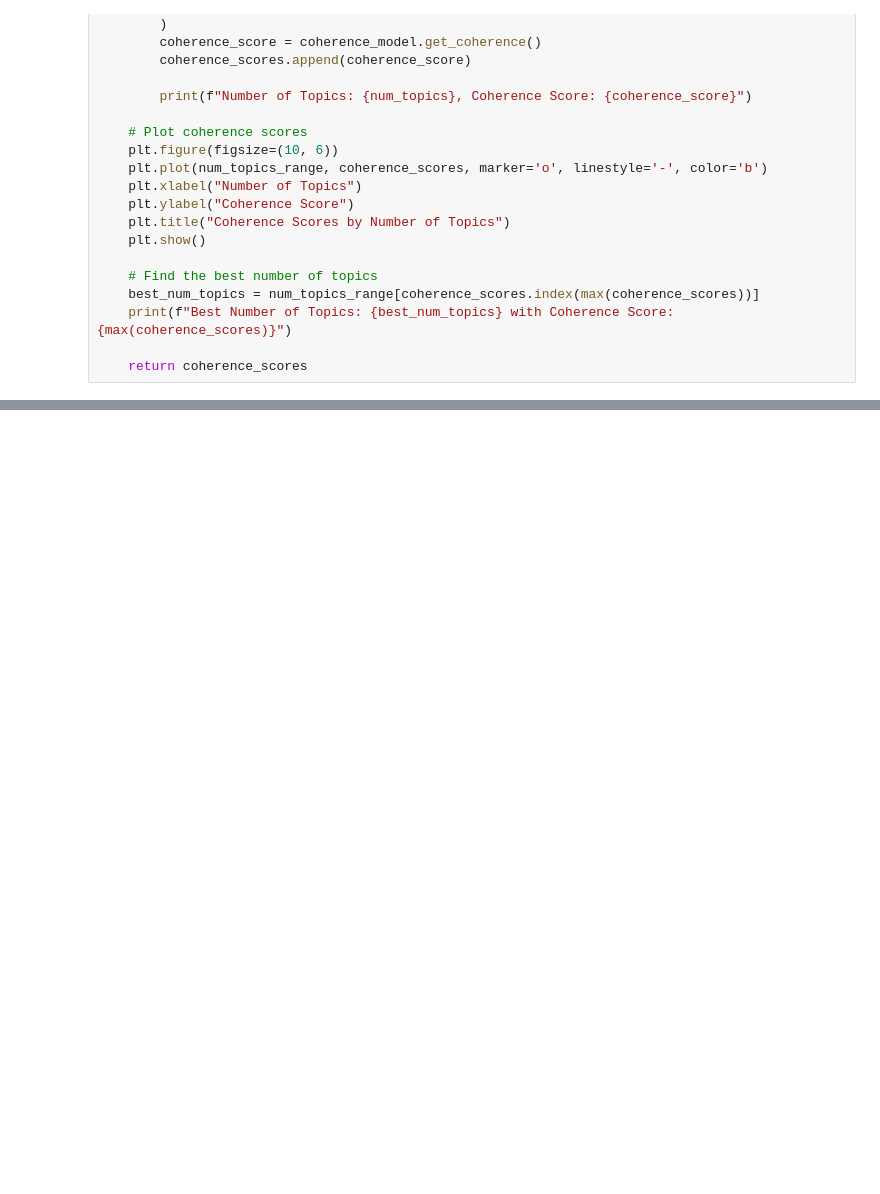
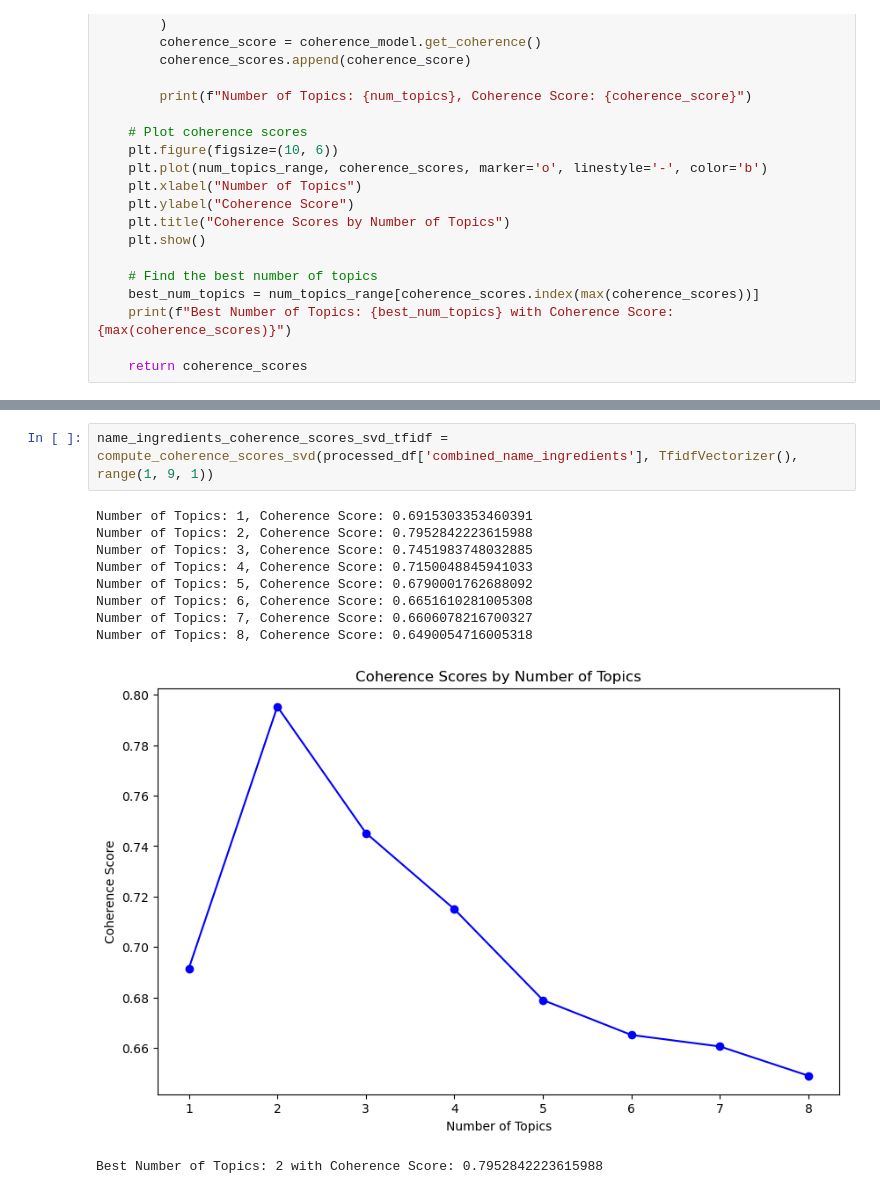
Before and after one commit to jonkerr/indian-food, a Jupyter notebook: topic_modeling_SVD.ipynb, the cells around one changed output, grey strips where cells are left out. Saved outputs shown, nothing was run; the diff lists cells and outputs as text; blank space fills up the shorter version.

```diff
--- a/topic_modeling_SVD.ipynb
+++ b/topic_modeling_SVD.ipynb
@@ -97 +95,14 @@ Compare the performance of the SVD model on TF-IDF using "comnined_context" and
+# %%
+name_ingredients_coherence_scores_svd_tfidf = compute_coherence_scores_svd(processed_df['combined_name_ingredients'], TfidfVectorizer(), range(1, 9, 1))
+# %% [output]
+Number of Topics: 1, Coherence Score: 0.6915303353460391
+Number of Topics: 2, Coherence Score: 0.7952842223615988
+Number of Topics: 3, Coherence Score: 0.7451983748032885
+Number of Topics: 4, Coherence Score: 0.7150048845941033
+Number of Topics: 5, Coherence Score: 0.6790001762688092
+Number of Topics: 6, Coherence Score: 0.6651610281005308
+Number of Topics: 7, Coherence Score: 0.6606078216700327
+Number of Topics: 8, Coherence Score: 0.6490054716005318
+[figure, added]
+Best Number of Topics: 2 with Coherence Score: 0.7952842223615988
 # %%
```
Also changed, not shown: parts of 13 cells of this notebook.
